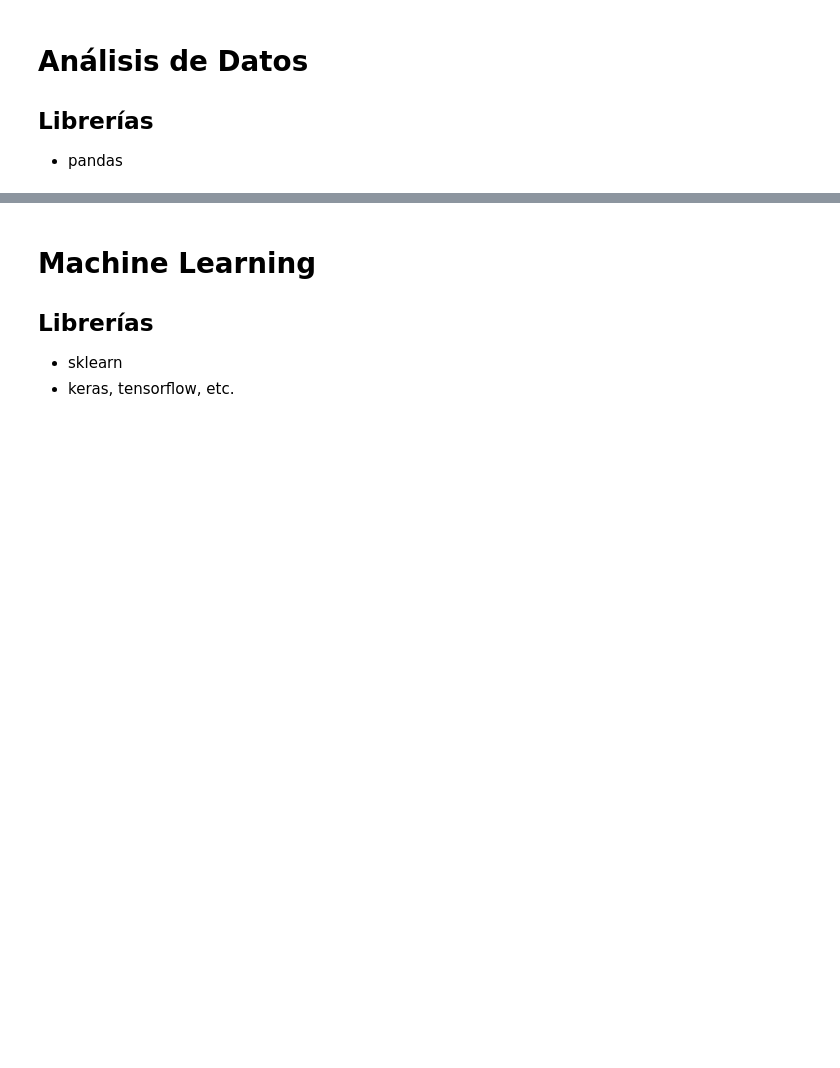
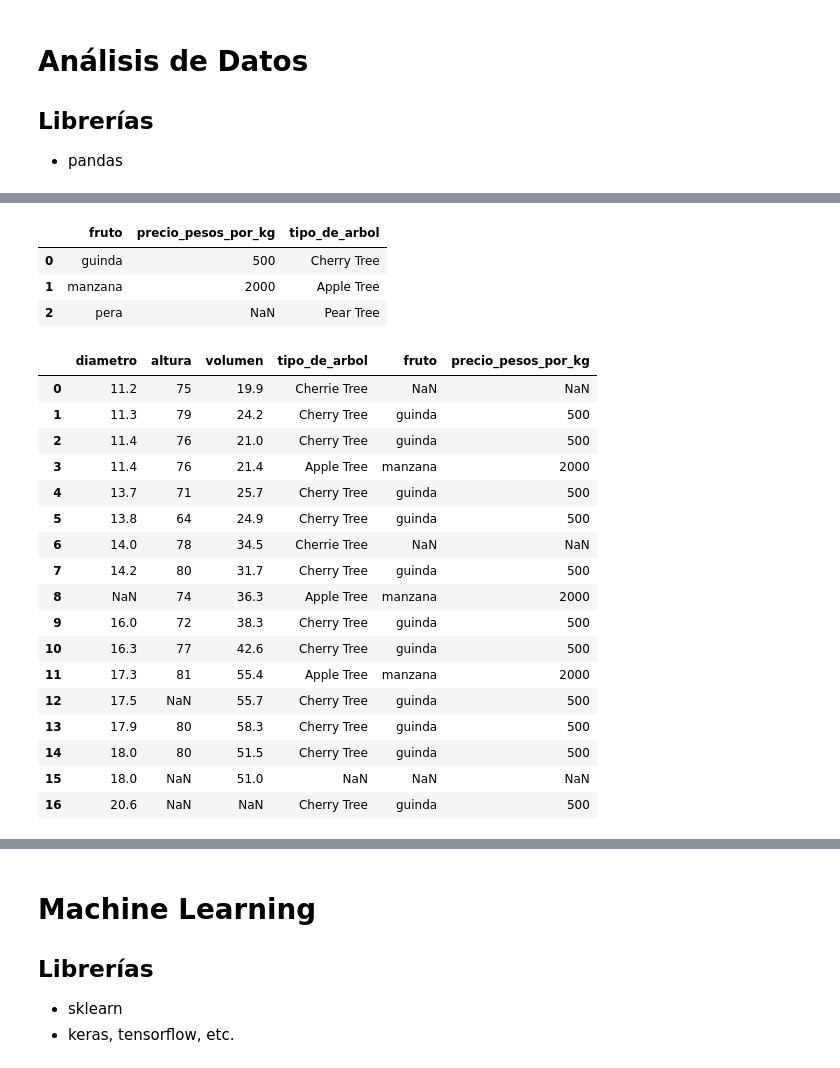
Before and after one commit to sebastiandres/pycon_ar, a Jupyter notebook: Parte4-Seba-Ideas-y-librerias.ipynb, the cells around one changed output, grey strips where cells are left out. Drawn from its saved outputs; the diff is of its cells as text; code cells hidden in the pictures; blank space fills up the shorter version.

```diff
--- a/Parte4-Seba-Ideas-y-librerias.ipynb
+++ b/Parte4-Seba-Ideas-y-librerias.ipynb
@@ -279,0 +1882,3 @@ plt.show()
+# %%
+df1 = pd.read_csv("data/data.csv", sep=";")
+df1
@@ -279,0 +1904,32 @@ plt.show()
+# %%
+df2 = pd.DataFrame(data={"tipo_de_arbol":["Cherry Tree", "Apple Tree", "Pear Tree"],
+                         "fruto":["guinda","manzana", "pera"],
+                         "precio_pesos_por_kg":[500, 2000, np.nan]})
+df2
+# %% [output]
+|  | fruto | precio_pesos_por_kg | tipo_de_arbol |
+| 0 | guinda | 500 | Cherry Tree |
+| 1 | manzana | 2000 | Apple Tree |
+| 2 | pera | NaN | Pear Tree |
+# %%
+df3 = df1.merge(df2, how="left", on="tipo_de_arbol")
+df3
+# %% [output]
+|  | diametro | altura | volumen | tipo_de_arbol | fruto | precio_pesos_por_kg |
+| 0 | 11.2 | 75 | 19.9 | Cherrie Tree | NaN | NaN |
+| 1 | 11.3 | 79 | 24.2 | Cherry Tree | guinda | 500 |
+| 2 | 11.4 | 76 | 21.0 | Cherry Tree | guinda | 500 |
+| 3 | 11.4 | 76 | 21.4 | Apple Tree | manzana | 2000 |
+| 4 | 13.7 | 71 | 25.7 | Cherry Tree | guinda | 500 |
+| 5 | 13.8 | 64 | 24.9 | Cherry Tree | guinda | 500 |
+| 6 | 14.0 | 78 | 34.5 | Cherrie Tree | NaN | NaN |
+| 7 | 14.2 | 80 | 31.7 | Cherry Tree | guinda | 500 |
+| 8 | NaN | 74 | 36.3 | Apple Tree | manzana | 2000 |
+| 9 | 16.0 | 72 | 38.3 | Cherry Tree | guinda | 500 |
+| 10 | 16.3 | 77 | 42.6 | Cherry Tree | guinda | 500 |
+| 11 | 17.3 | 81 | 55.4 | Apple Tree | manzana | 2000 |
+| 12 | 17.5 | NaN | 55.7 | Cherry Tree | guinda | 500 |
+| 13 | 17.9 | 80 | 58.3 | Cherry Tree | guinda | 500 |
+| 14 | 18.0 | 80 | 51.5 | Cherry Tree | guinda | 500 |
+| 15 | 18.0 | NaN | 51.0 | NaN | NaN | NaN |
+| 16 | 20.6 | NaN | NaN | Cherry Tree | guinda | 500 |
```
Also changed, not shown: parts of 147 cells of this notebook, 1 other file.
